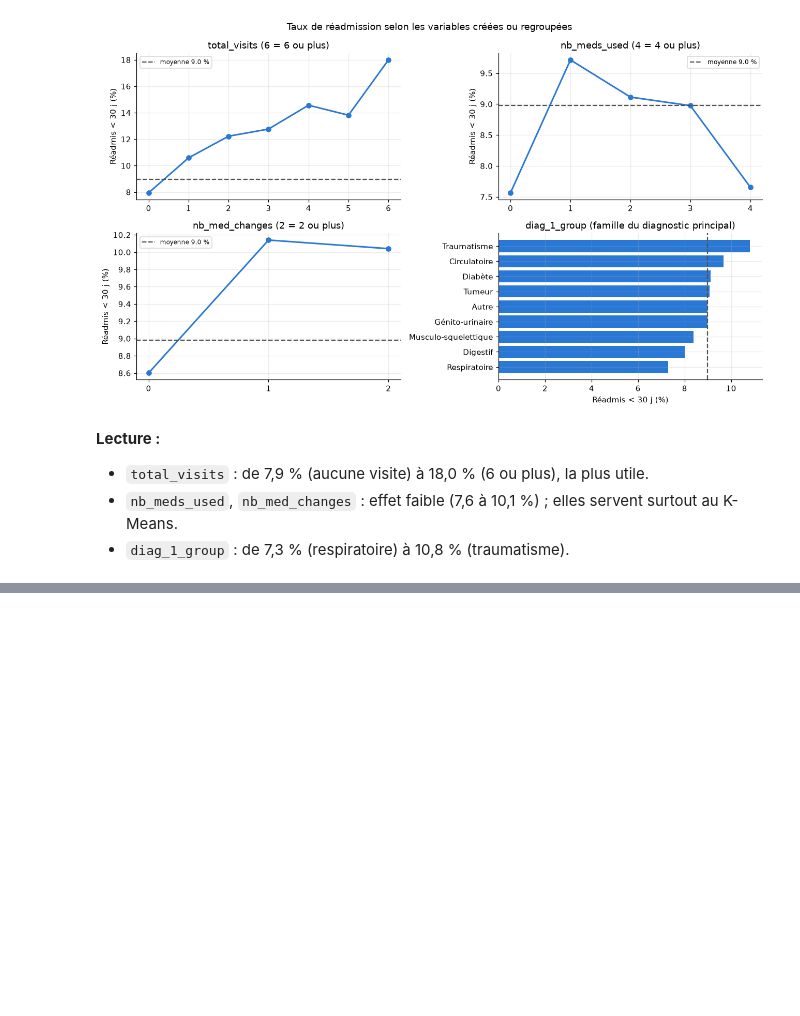
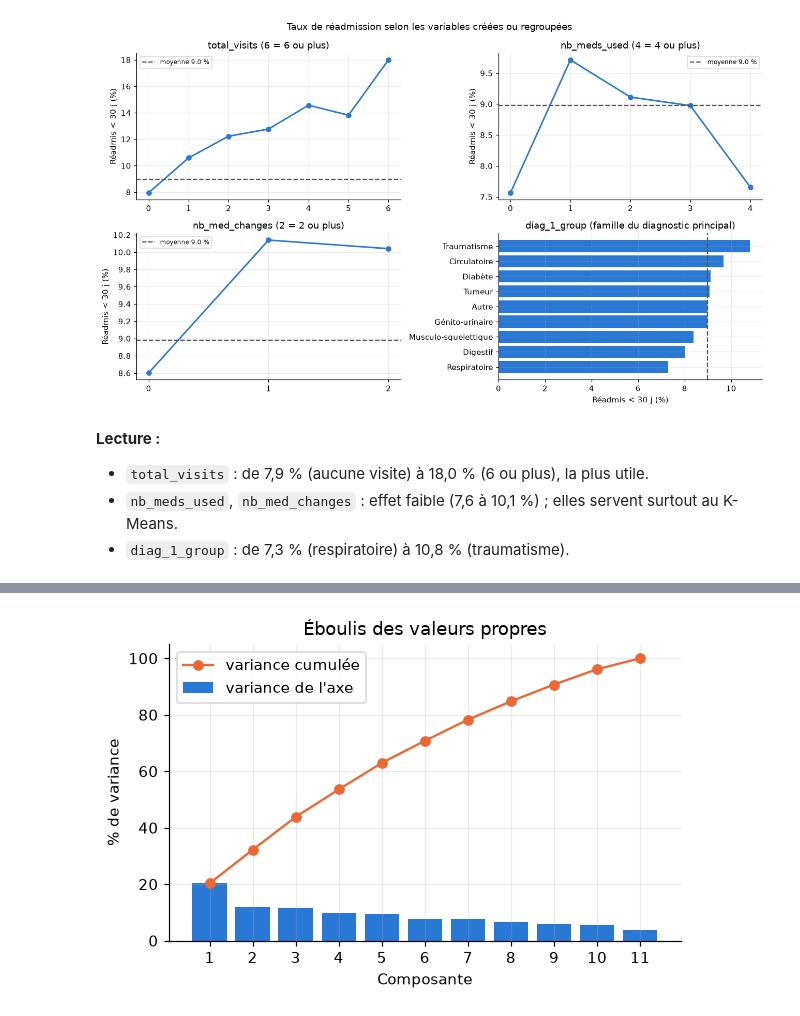
Before and after one commit to YoussefAbbes/notebook-dynamika-diabetes, a Jupyter notebook: analysis/notebook_diabetes_dynamika.ipynb, the cells around one changed output, grey strips where cells are left out. Saved outputs shown, nothing was run; the diff lists cells and outputs as text; code cells hidden in the pictures; blank space fills up the shorter version.

```diff
--- a/analysis/notebook_diabetes_dynamika.ipynb
+++ b/analysis/notebook_diabetes_dynamika.ipynb
@@ -415,0 +587,11 @@ plt.show()
+# %%
+# éboulis des valeurs propres : part de variance portée par chaque composante
+cp = np.arange(1, len(ve) + 1)
+fig, ax = plt.subplots(figsize=(6, 3.5))
+ax.bar(cp, ve * 100, color=BLEU, label="variance de l'axe")
+ax.plot(cp, ve.cumsum() * 100, "-o", color=ORANGE, label="variance cumulée")
+ax.set(title="Éboulis des valeurs propres", xlabel="Composante", ylabel="% de variance", xticks=cp)
+ax.legend()
+plt.show()
+# %% [output]
+[figure, added]
```
Also changed, not shown: parts of 14 cells of this notebook, 2 other files.
